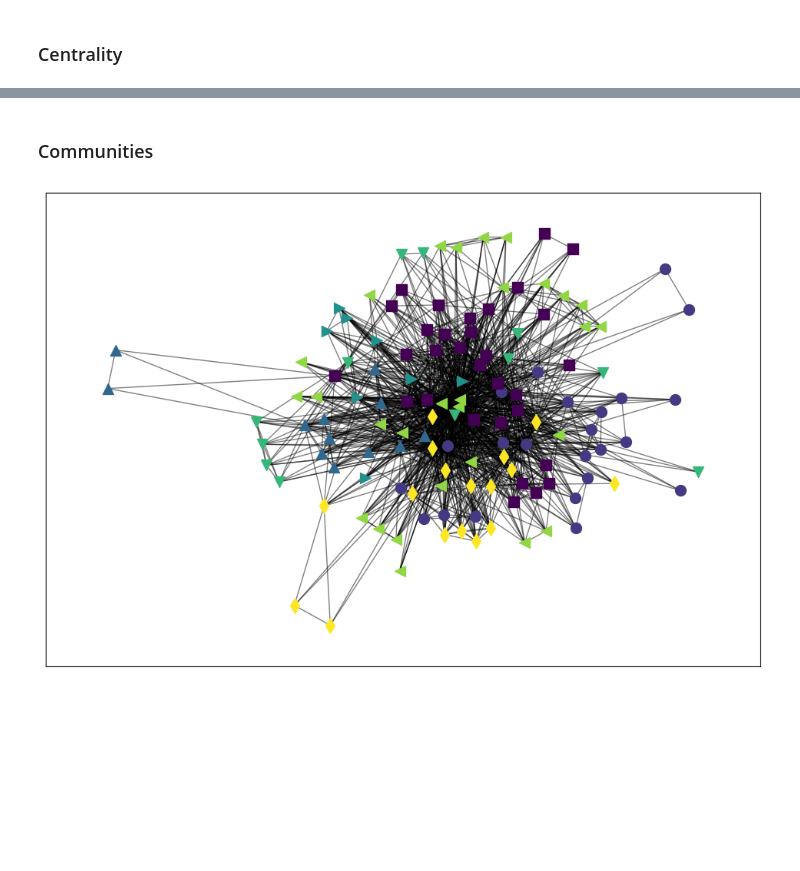
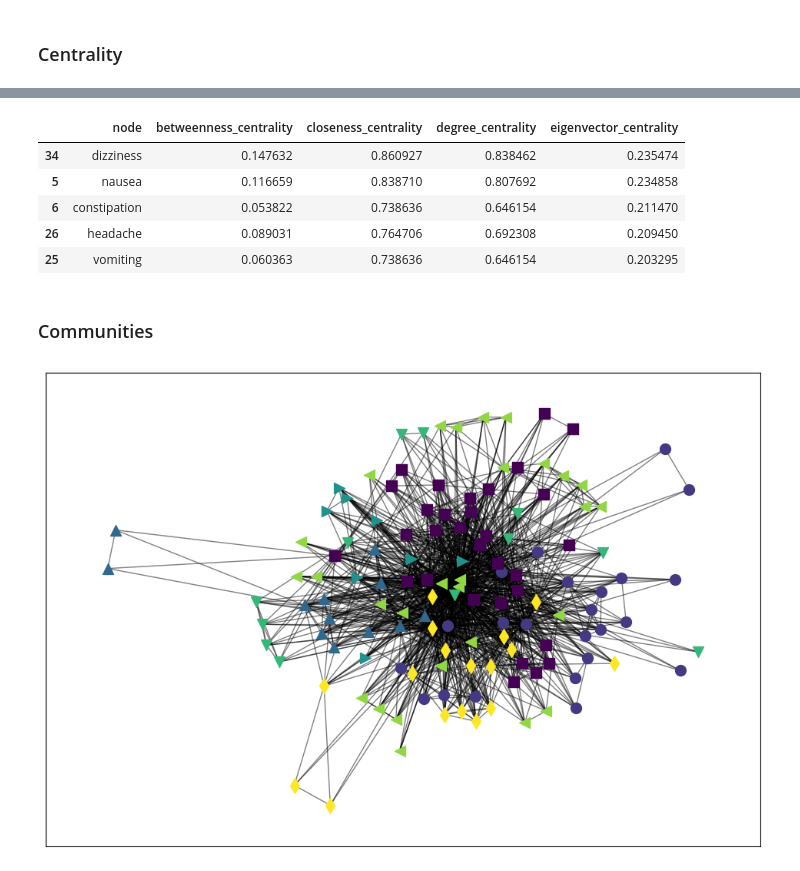
Before and after one commit to MylenaRoberta/medications-and-side-effects-networks, a Jupyter notebook: notebooks/03_initial-network-analysis.ipynb, the cells around one changed output, grey strips where cells are left out. Saved outputs shown, nothing was run; the diff lists cells and outputs as text; code cells hidden in the pictures; blank space fills up the shorter version.

```diff
--- a/notebooks/03_initial-network-analysis.ipynb
+++ b/notebooks/03_initial-network-analysis.ipynb
@@ -423,3 +333,22 @@ Node: sedation, Percolation Centrality: 0.0218
+# %%
+# sort the dataframe by betweenness centrality and show top 5 nodes
+centrality_df.sort_values(by='betweenness_centrality', ascending=False).head()
+
+# sort the dataframe by closeness centrality and show top 5 nodes
+centrality_df.sort_values(by='closeness_centrality', ascending=False).head()
+
+# sort the dataframe by degree centrality and show top 5 nodes
+centrality_df.sort_values(by='degree_centrality', ascending=False).head()
+
+# sort the dataframe by eigenvector centrality and show top 5 nodes
+centrality_df.sort_values(by='eigenvector_centrality', ascending=False).head()
+# %% [output]
+|  | node | betweenness_centrality | closeness_centrality | degree_centrality | eigenvector_centrality |
+| 34 | dizziness | 0.147632 | 0.860927 | 0.838462 | 0.235474 |
+| 5 | nausea | 0.116659 | 0.838710 | 0.807692 | 0.234858 |
+| 6 | constipation | 0.053822 | 0.738636 | 0.646154 | 0.211470 |
+| 26 | headache | 0.089031 | 0.764706 | 0.692308 | 0.209450 |
+| 25 | vomiting | 0.060363 | 0.738636 | 0.646154 | 0.203295 |
 # %% [markdown]
 ### Communities
 # %%
```
Also changed, not shown: parts of 22 cells of this notebook, 1 other file.
